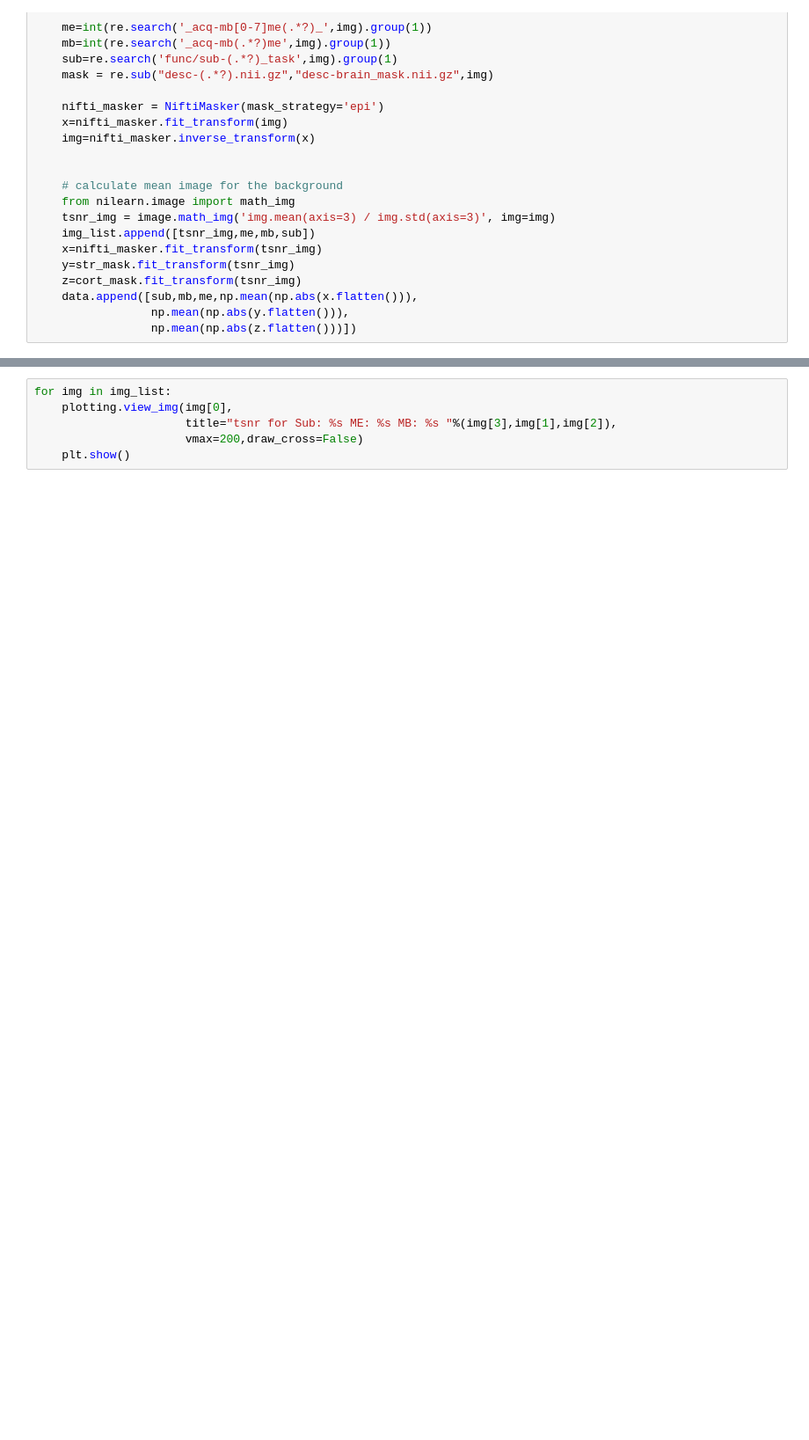
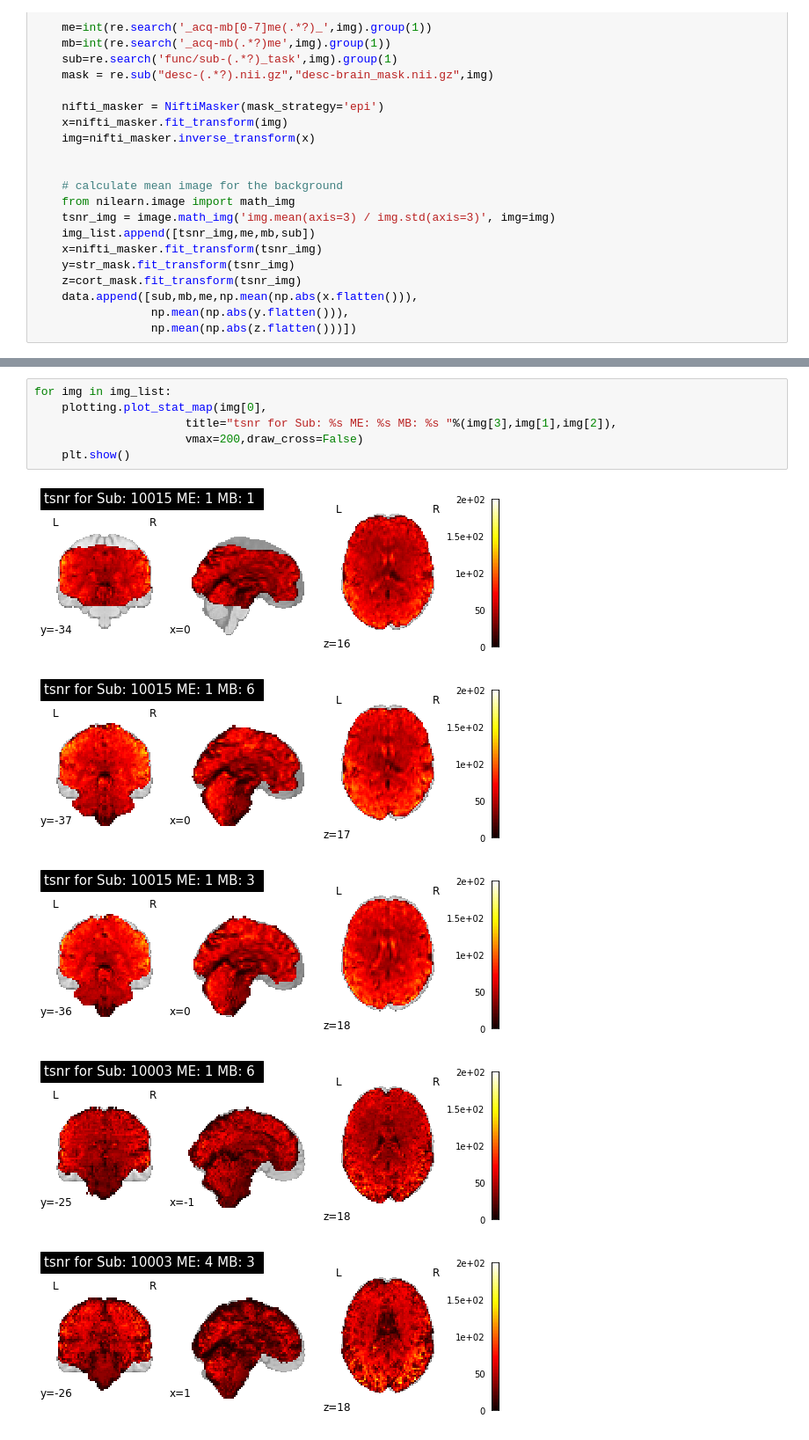
Before and after one commit to DVS-Lab/rf1-sequence-pilot, a Jupyter notebook: code/Compute_TSNR.ipynb, the cells around one changed output, grey strips where cells are left out. Shown at 88% size. Drawn from its saved outputs; the diff is of its cells as text; blank space fills up the shorter version.

```diff
--- a/code/Compute_TSNR.ipynb
+++ b/code/Compute_TSNR.ipynb
@@ -104,6 +104,12 @@ for img in f_list:
 # %%
 for img in img_list:
-    plotting.view_img(img[0],
+    plotting.plot_stat_map(img[0],
                       title="tsnr for Sub: %s ME: %s MB: %s "%(img[3],img[1],img[2]),
                       vmax=200,draw_cross=False)
     plt.show()
+# %% [output]
+[figure, added]
+[figure, added]
+[figure, added]
+[figure, added]
+[figure, added]
```
Also changed, not shown: parts of 12 cells of this notebook, 2 other files.
